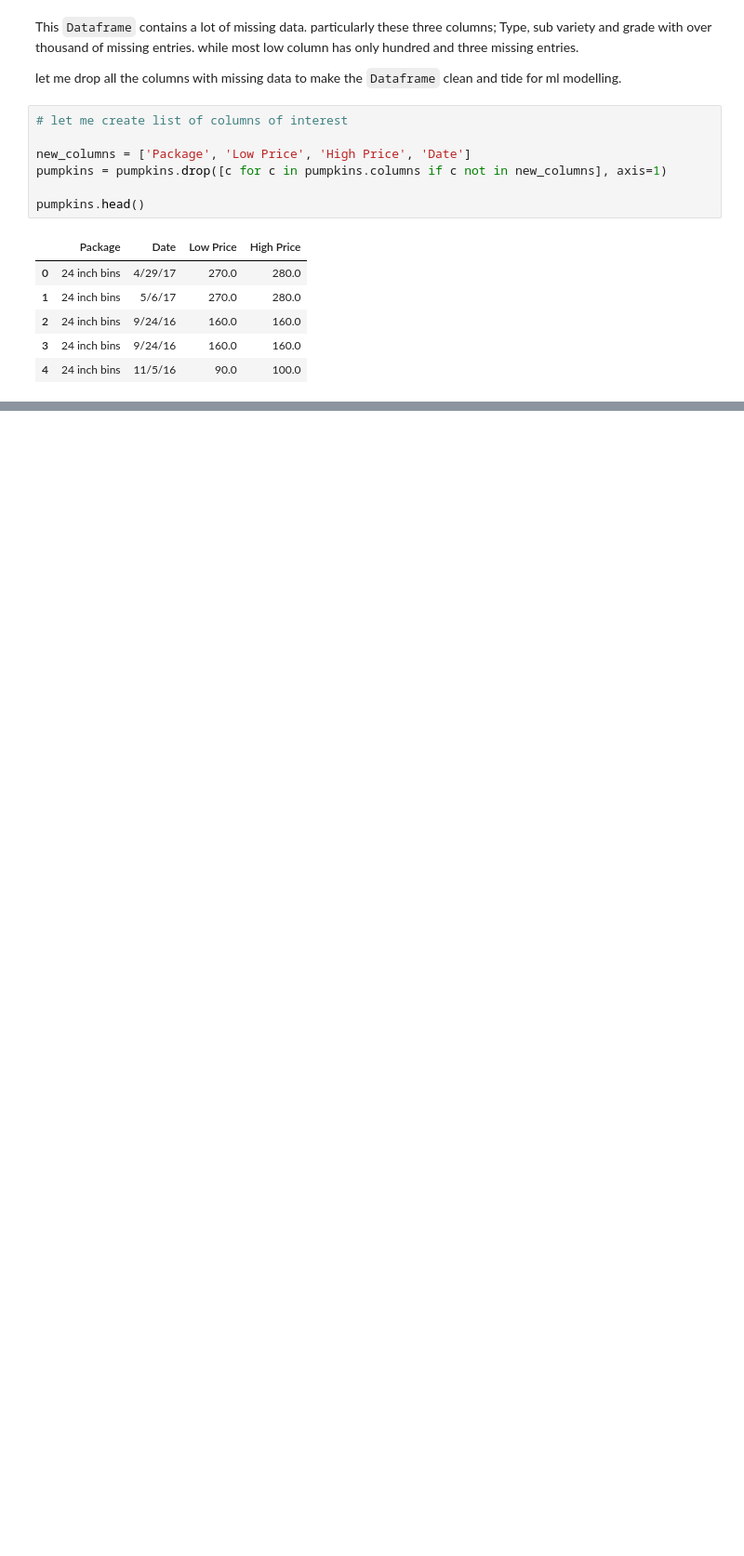
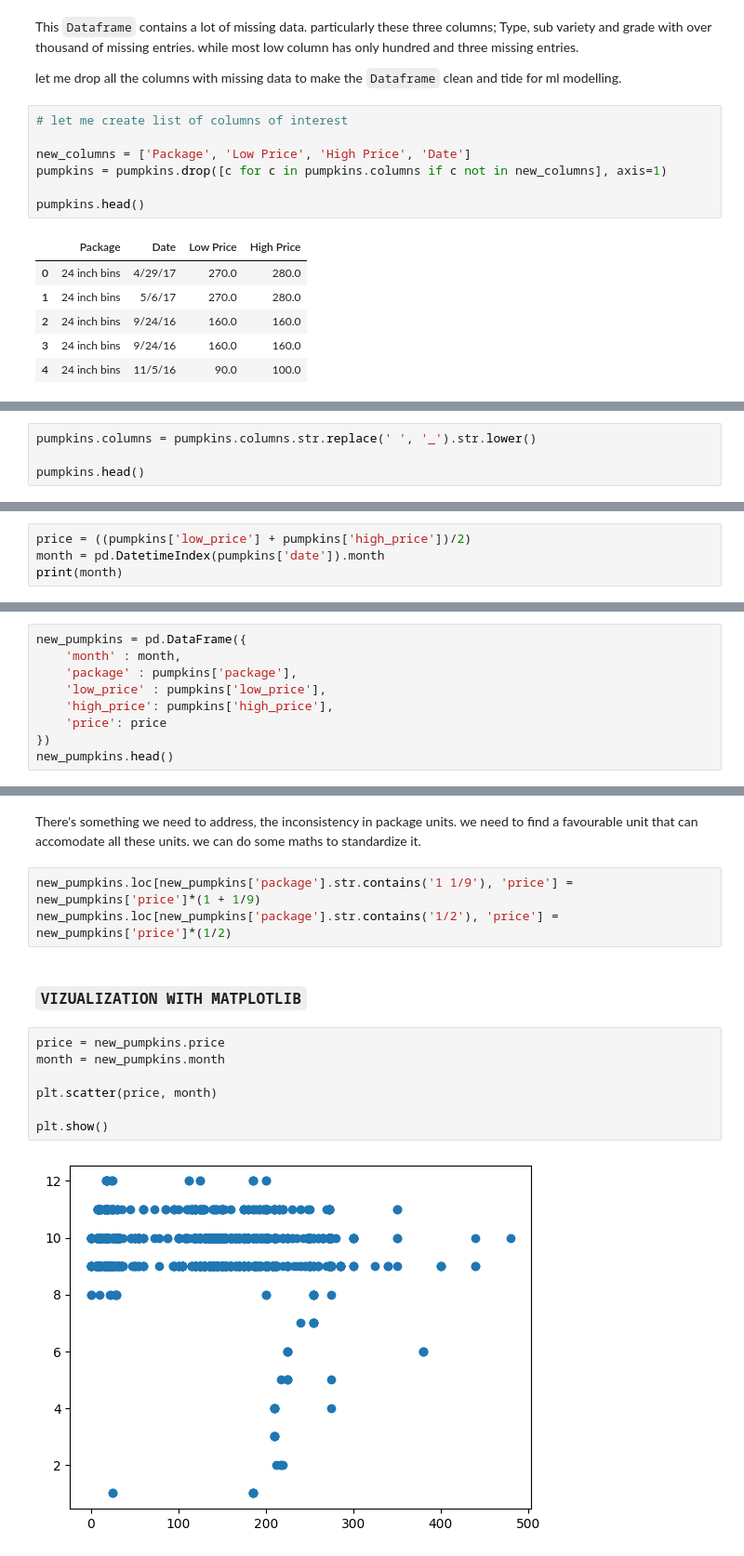
Before and after one commit to HABUDANHAYABK/ArewaDS-Machine-Learning, a Jupyter notebook: Regression/Managing-Data/notebook.ipynb, the cells around one changed output, grey strips where cells are left out. Shown at 93% size. Cells and saved outputs as stored; diff of their text form; blank space fills up the shorter version.

Commit message:
finished tutorial on managing data

```diff
--- a/Regression/Managing-Data/notebook.ipynb
+++ b/Regression/Managing-Data/notebook.ipynb
@@ -68,0 +71,4 @@ pumpkins.head()
+# %%
+pumpkins.columns = pumpkins.columns.str.replace(' ', '_').str.lower()
+
+pumpkins.head()
@@ -68,0 +86,4 @@ pumpkins.head()
+# %%
+price = ((pumpkins['low_price'] + pumpkins['high_price'])/2)
+month = pd.DatetimeIndex(pumpkins['date']).month
+print(month)
@@ -68,0 +110,9 @@ pumpkins.head()
+# %%
+new_pumpkins = pd.DataFrame({
+    'month' : month,
+    'package' : pumpkins['package'],
+    'low_price' : pumpkins['low_price'],
+    'high_price': pumpkins['high_price'],
+    'price': price
+})
+new_pumpkins.head()
@@ -68,0 +146,17 @@ pumpkins.head()
+# %% [markdown]
+There's something we need to address, the inconsistency in package units. we need to find a favourable unit that can accomodate all these units.
+we can do some maths to standardize it.
+# %%
+new_pumpkins.loc[new_pumpkins['package'].str.contains('1 1/9'), 'price'] = new_pumpkins['price']*(1 + 1/9)
+new_pumpkins.loc[new_pumpkins['package'].str.contains('1/2'), 'price'] = new_pumpkins['price']*(1/2)
+# %% [markdown]
+### `VIZUALIZATION WITH MATPLOTLIB`
+# %%
+price = new_pumpkins.price
+month = new_pumpkins.month
+
+plt.scatter(price, month)
+
+plt.show()
+# %% [output]
+[figure, added]
```
Also changed, not shown: parts of 10 cells of this notebook.
